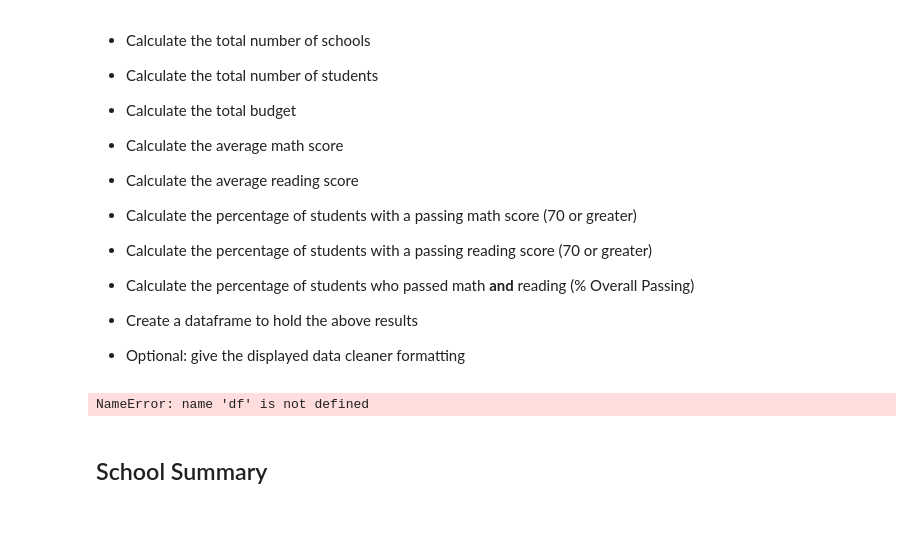
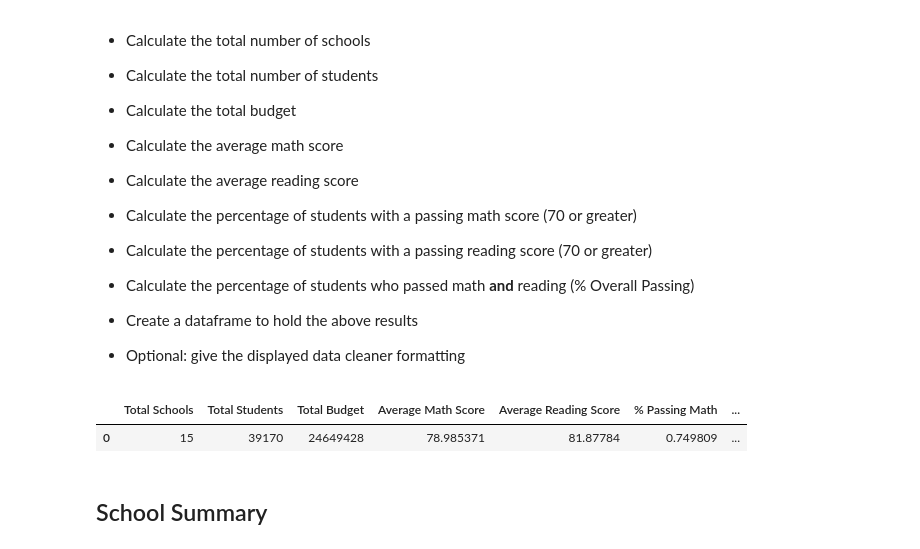
Before and after one commit to christypatrick/pandas-challenge, a Jupyter notebook: PyCity Schools/PyCitySchools_starter.ipynb, the cells around one changed output. Saved outputs shown, nothing was run; the diff lists cells and outputs as text; code cells hidden in the pictures; blank space fills up the shorter version.

Commit message:
created district summary table

```diff
--- a/PyCity Schools/PyCitySchools_starter.ipynb
+++ b/PyCity Schools/PyCitySchools_starter.ipynb
@@ -48,43 +48,48 @@ school_data_complete.head()
 # %%
 #calculate total schools
 total_schools = school_data_complete["school_name"].unique()
 total_school_count = len(total_schools)
 
 #calculate the number of students
 student_count = len(school_data_complete["school_name"])
 
 #calculate the total budget
 budgets = school_data_complete["budget"].unique()
 budget_total = budgets.sum()
 
 #average math score
 avg_math = (school_data_complete["math_score"].sum()/student_count)
 
 #average reading score
 avg_reading = (school_data_complete["reading_score"].sum()/student_count)
 
 #percentage of students with a passing math score (70 or greater)
-#if school_data_complete["math_score"] >= 70:
-  #  avg_passing_math = (school_data_complete["math_score"].avg())
-math_passing = df[df[school_data_complete["math_score"] >=70]]
-avg_passing_math = math_passing.avg()
-
-    #only_billys = df[df['first_name'] == "Billy"]
-#only_billys
+math_passing = school_data_complete["math_score"] >=70
+avg_passing_math = math_passing.mean()
 
 #percentage of students with a passing reading score (70 or greater)
+read_passing = school_data_complete["reading_score"] >=70
+avg_passing_reading = read_passing.mean()
 
 #percentage of students who passed math and reading (% Overall Passing)
+passing = math_passing & read_passing
+avg_passing = passing.mean()
 
 
-total_school_count, student_count, budget_total, avg_math, avg_reading, avg_passing_math
-#summary_table = pd.DataFrame({"Total Unique Authors": [author_count],
-                              #"Earliest Year": earliest_year,
-                              #"Latest Year": latest_year,
-                              #"Total Reviews": total_reviews})
-#summary_table
+#total_school_count, student_count, budget_total, avg_math, avg_reading, avg_passing_math, avg_passing_reading, avg_passing
+#compile and display district summary table
+district_summary_table = pd.DataFrame({"Total Schools": [total_school_count],
+                              "Total Students": student_count,
+                              "Total Budget": budget_total,
+                              "Average Math Score": avg_math,
+                              "Average Reading Score": avg_reading,
+                              "% Passing Math": avg_passing_math,
+                              "% Passing Reading": avg_passing_reading,
+                            "% Overall Passing": avg_passing})
+district_summary_table
 # %% [output]
-NameError: name 'df' is not defined
+|  | Total Schools | Total Students | Total Budget | Average Math Score | Average Reading Score | % Passing Math | ... |
+| 0 | 15 | 39170 | 24649428 | 78.985371 | 81.87784 | 0.749809 | ... |
 # %% [markdown]
 ## School Summary
 # %% [markdown]
```
